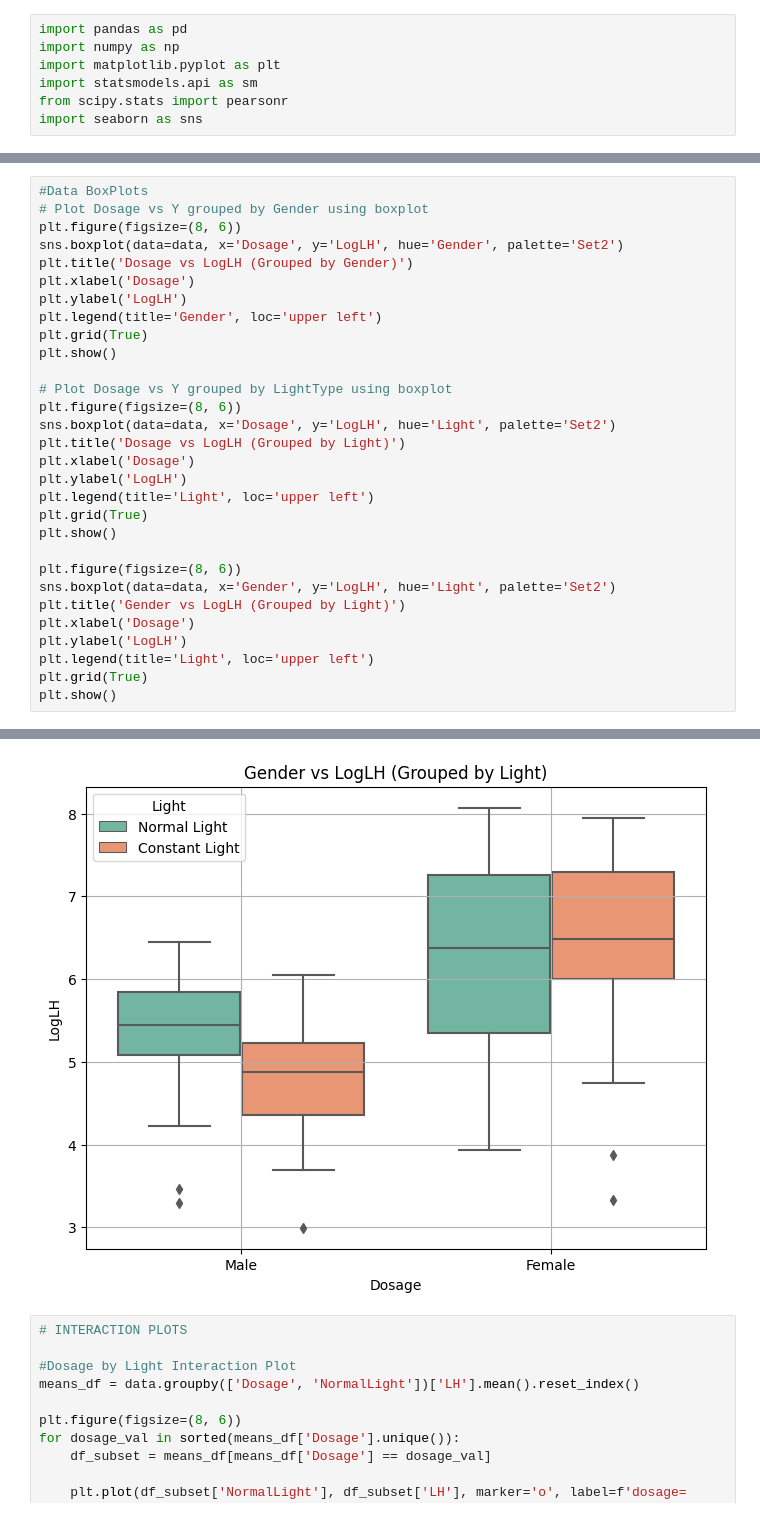
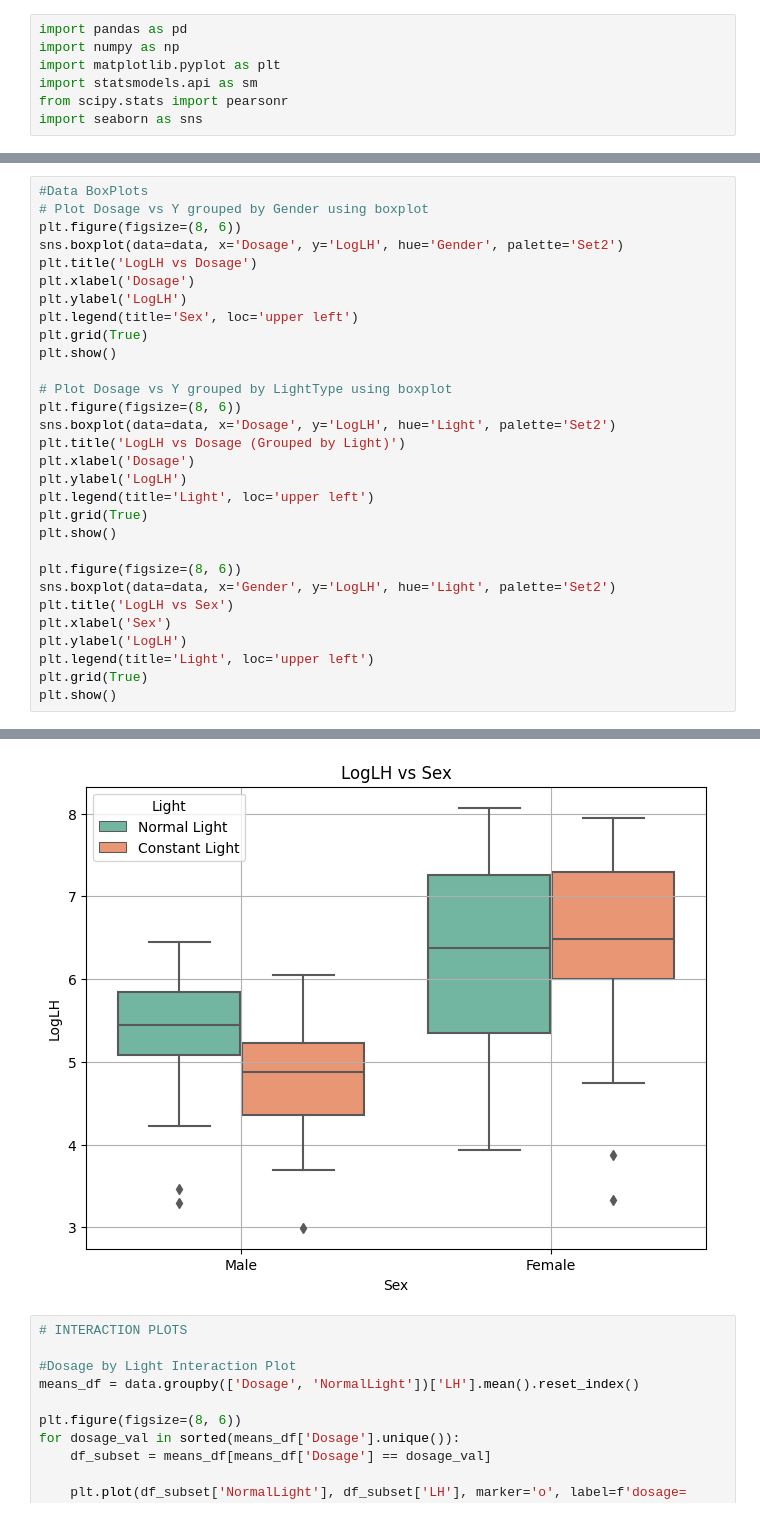
Before and after one commit to chuckrak/StatsResearch, a Jupyter notebook: p3/work.ipynb, the cells around one changed output, grey strips where cells are left out. Saved outputs shown, nothing was run; the diff lists cells and outputs as text.

```diff
--- a/p3/work.ipynb
+++ b/p3/work.ipynb
@@ -25,17 +25,17 @@ data.head()
 # Plot Dosage vs Y grouped by Gender using boxplot
 plt.figure(figsize=(8, 6))
 sns.boxplot(data=data, x='Dosage', y='LogLH', hue='Gender', palette='Set2')
-plt.title('Dosage vs LogLH (Grouped by Gender)')
+plt.title('LogLH vs Dosage')
 plt.xlabel('Dosage')
 plt.ylabel('LogLH')
-plt.legend(title='Gender', loc='upper left')
+plt.legend(title='Sex', loc='upper left')
 plt.grid(True)
 plt.show()
 
 # Plot Dosage vs Y grouped by LightType using boxplot
 plt.figure(figsize=(8, 6))
 sns.boxplot(data=data, x='Dosage', y='LogLH', hue='Light', palette='Set2')
-plt.title('Dosage vs LogLH (Grouped by Light)')
+plt.title('LogLH vs Dosage (Grouped by Light)')
 plt.xlabel('Dosage')
 plt.ylabel('LogLH')
 plt.legend(title='Light', loc='upper left')
@@ -44,8 +44,8 @@ plt.show()
 
 plt.figure(figsize=(8, 6))
 sns.boxplot(data=data, x='Gender', y='LogLH', hue='Light', palette='Set2')
-plt.title('Gender vs LogLH (Grouped by Light)')
-plt.xlabel('Dosage')
+plt.title('LogLH vs Sex')
+plt.xlabel('Sex')
 plt.ylabel('LogLH')
 plt.legend(title='Light', loc='upper left')
 plt.grid(True)
@@ -56,4 +56,4 @@ plt.show()
-[figure, old version]
+[figure, new version]
 # %%
 # INTERACTION PLOTS
 
```
Also changed, not shown: parts of 4 cells of this notebook, 4 other files.
